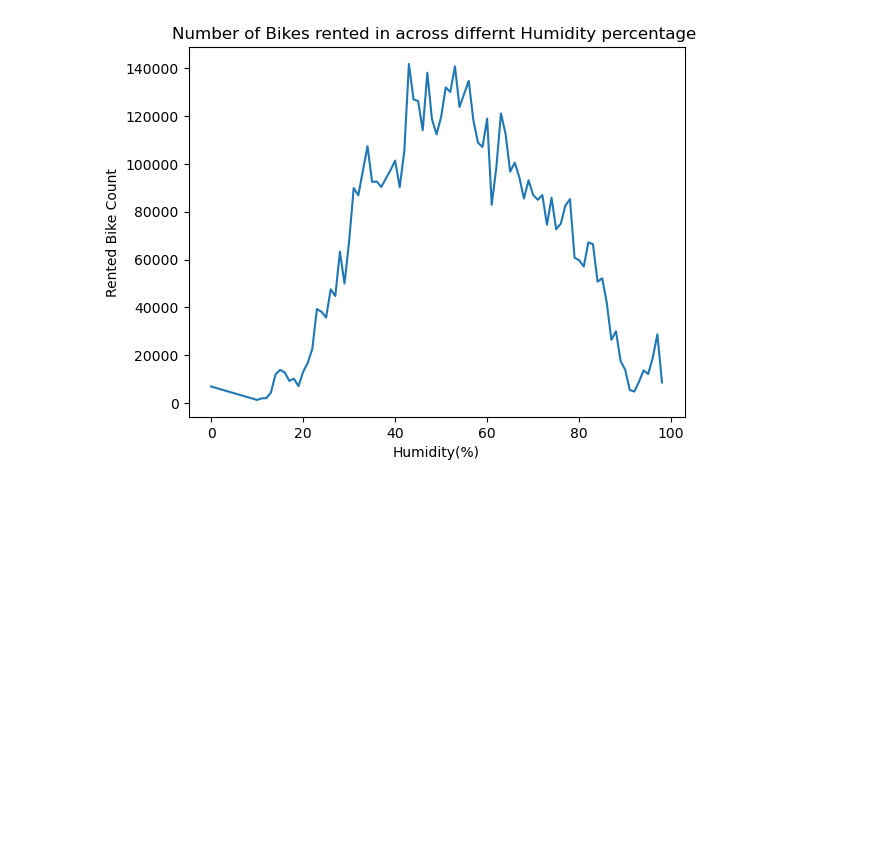
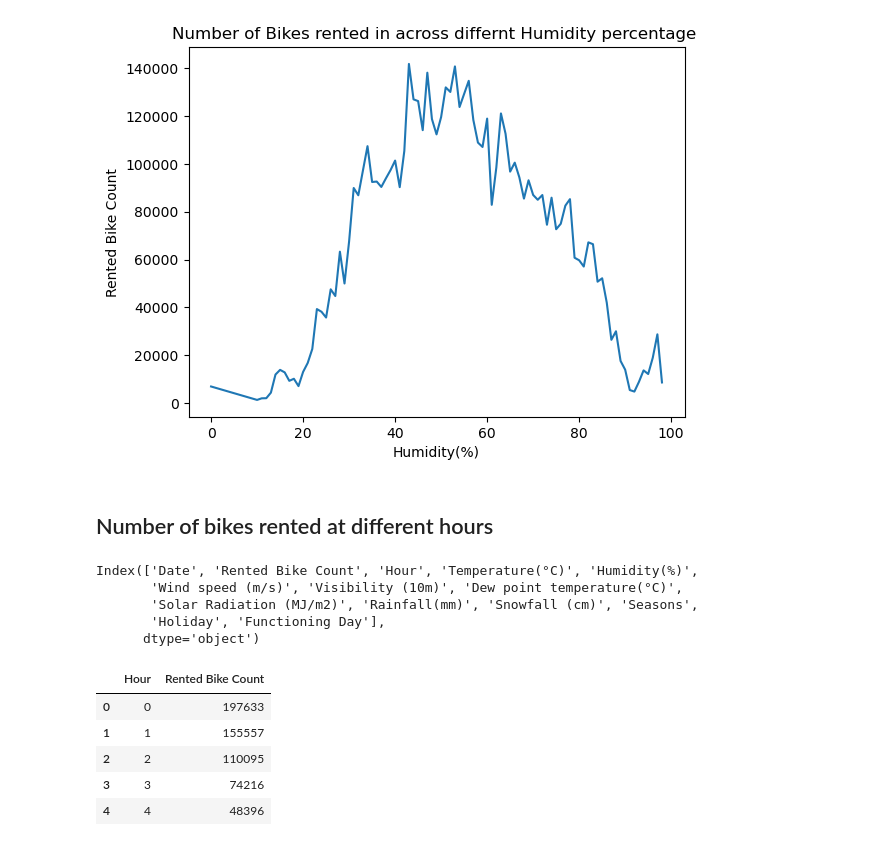
Before and after one commit to vishant750/bike_sharing_demand_prediction, a Jupyter notebook: Bike_sharing_demad_prediction.ipynb, the cells around one changed output. Cells and saved outputs as stored; diff of their text form; code cells hidden in the pictures; blank space fills up the shorter version.

```diff
--- a/Bike_sharing_demad_prediction.ipynb
+++ b/Bike_sharing_demad_prediction.ipynb
@@ -274,3 +272,23 @@ plt.title('Number of Bikes rented in across differnt Humidity percentage ')
 # %% [output]
 Text(0.5, 1.0, 'Number of Bikes rented in across differnt Humidity percentage ')
 [figure]
+# %% [markdown]
+## Number of bikes rented at different hours
+# %%
+bike_sharing_df.columns
+# %% [output]
+Index(['Date', 'Rented Bike Count', 'Hour', 'Temperature(°C)', 'Humidity(%)',
+       'Wind speed (m/s)', 'Visibility (10m)', 'Dew point temperature(°C)',
+       'Solar Radiation (MJ/m2)', 'Rainfall(mm)', 'Snowfall (cm)', 'Seasons',
+       'Holiday', 'Functioning Day'],
+      dtype='object')
+# %%
+bike_sharing_hourly=bike_sharing_df.groupby('Hour')['Rented Bike Count'].sum().reset_index()
+bike_sharing_hourly.head()
+# %% [output]
+|  | Hour | Rented Bike Count |
+| 0 | 0 | 197633 |
+| 1 | 1 | 155557 |
+| 2 | 2 | 110095 |
+| 3 | 3 | 74216 |
+| 4 | 4 | 48396 |
```
Also changed, not shown: parts of 14 cells of this notebook.
